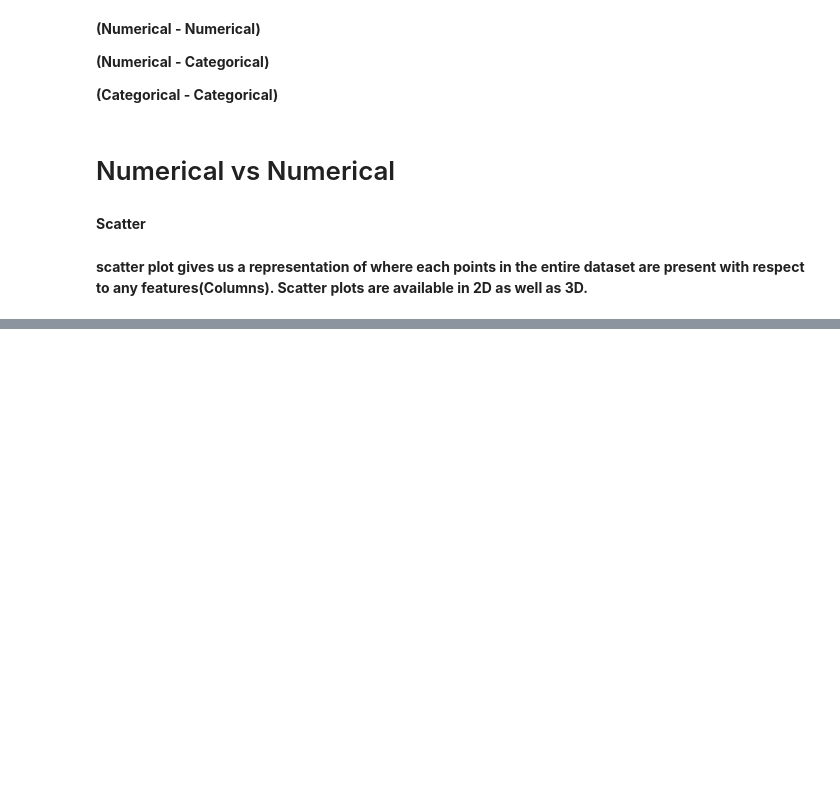
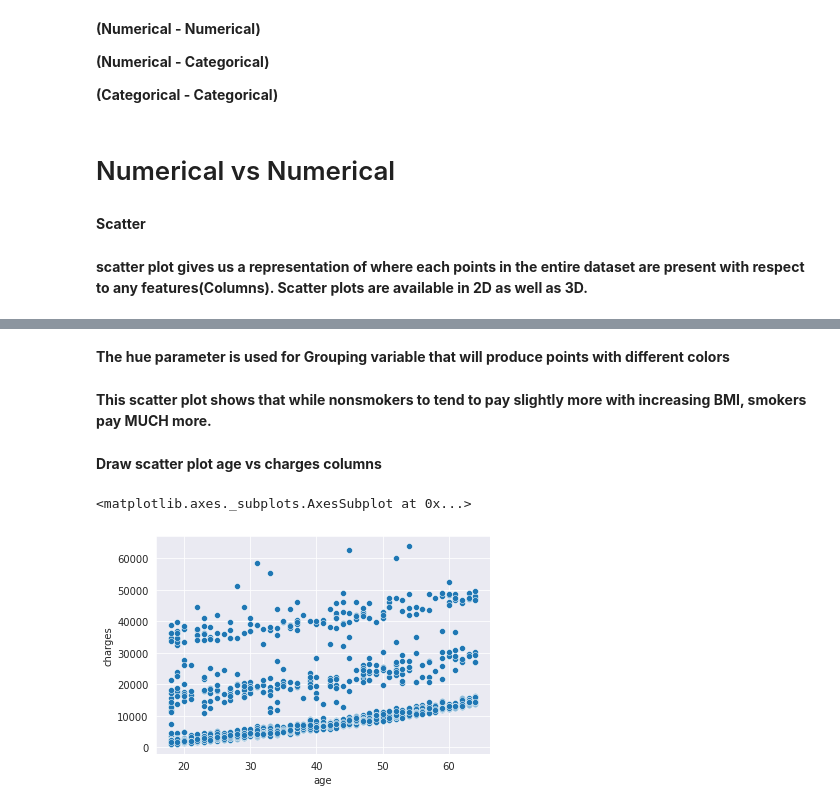
Before and after one commit to Ayushi-creator/Datascience-ML-and-AI, a Jupyter notebook: AYUSHI.ipynb, the cells around one changed output, grey strips where cells are left out. Drawn from its saved outputs; the diff is of its cells as text; code cells hidden in the pictures; blank space fills up the shorter version.

```diff
--- a/AYUSHI.ipynb
+++ b/AYUSHI.ipynb
@@ -236,0 +258,11 @@ sns.boxplot(df['age'])
+# %% [markdown]
+**The hue parameter is used for Grouping variable that will produce points with different colors**
+# %% [markdown]
+**This scatter plot shows that while nonsmokers to tend to pay slightly more with increasing BMI, smokers pay MUCH more.**
+# %% [markdown]
+**Draw scatter plot age vs charges columns**
+# %%
+sns.scatterplot(df['age'], df['charges'])
+# %% [output]
+<matplotlib.axes._subplots.AxesSubplot at 0x...>
+[figure, added]
```
Also changed, not shown: parts of 52 cells of this notebook.
